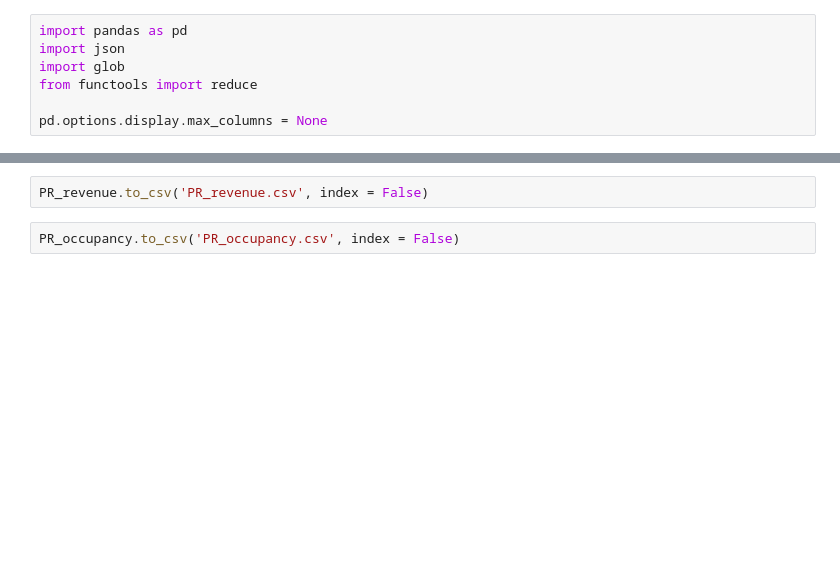
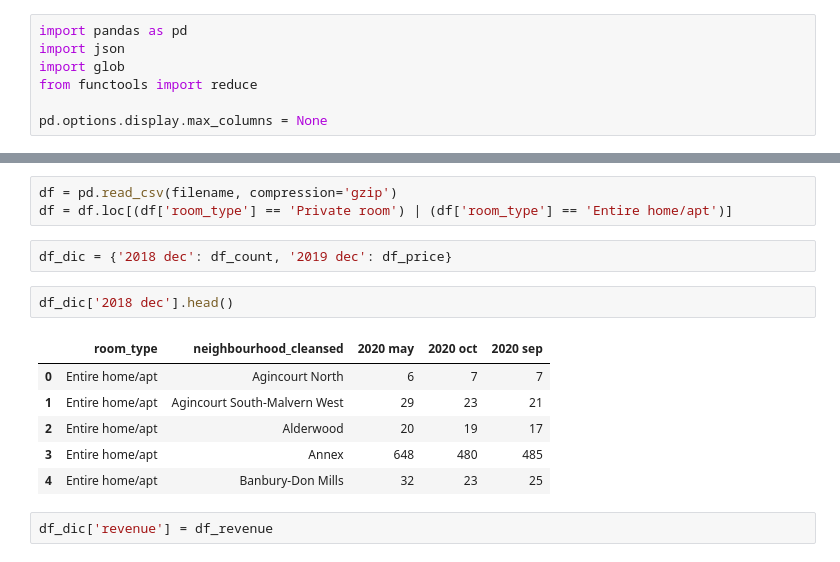
Before and after one commit to hgong11/Airbnb-Data-Visualization-and-analysis, a Jupyter notebook: DataCleaning.ipynb, the cells around one changed output, grey strips where cells are left out. Saved outputs shown, nothing was run; the diff lists cells and outputs as text; blank space fills up the shorter version.

```diff
--- a/DataCleaning.ipynb
+++ b/DataCleaning.ipynb
@@ -104,4 +114,16 @@ PR_revenue.head()
-# %%
-PR_revenue.to_csv('PR_revenue.csv', index = False)
-# %%
-PR_occupancy.to_csv('PR_occupancy.csv', index = False)
+# %%
+df = pd.read_csv(filename, compression='gzip')
+df = df.loc[(df['room_type'] == 'Private room') | (df['room_type'] == 'Entire home/apt')]
+# %%
+df_dic = {'2018 dec': df_count, '2019 dec': df_price}
+# %%
+df_dic['2018 dec'].head()
+# %% [output]
+|  | room_type | neighbourhood_cleansed | 2020 may | 2020 oct | 2020 sep |
+| 0 | Entire home/apt | Agincourt North | 6 | 7 | 7 |
+| 1 | Entire home/apt | Agincourt South-Malvern West | 29 | 23 | 21 |
+| 2 | Entire home/apt | Alderwood | 20 | 19 | 17 |
+| 3 | Entire home/apt | Annex | 648 | 480 | 485 |
+| 4 | Entire home/apt | Banbury-Don Mills | 32 | 23 | 25 |
+# %%
+df_dic['revenue'] = df_revenue
```
Also changed, not shown: parts of 13 cells of this notebook.
